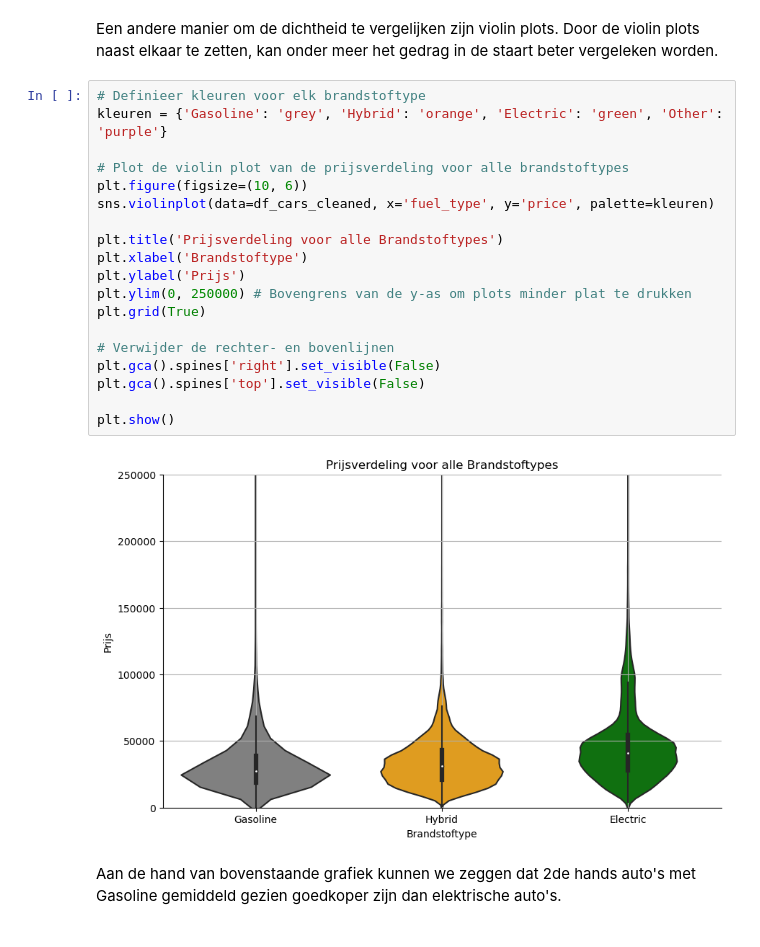
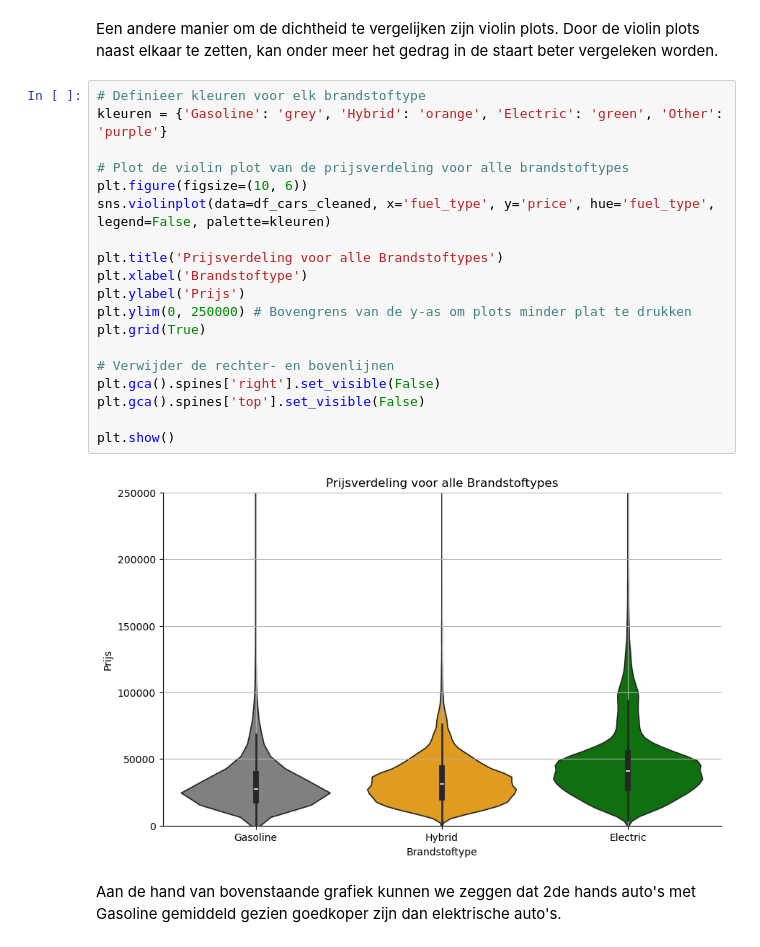
Before and after one commit to craftyraf/project-productie-proces, a Jupyter notebook: notebooks/autoproductie.ipynb, the cells around one changed output. Drawn from its saved outputs; the diff is of its cells as text.

Commit message:
deel 2 violin deprecated opgelost

```diff
--- a/notebooks/autoproductie.ipynb
+++ b/notebooks/autoproductie.ipynb
@@ -431,24 +431,24 @@ Een andere manier om de dichtheid te vergelijken zijn violin plots. Door de viol
 # %%
 # Definieer kleuren voor elk brandstoftype
 kleuren = {'Gasoline': 'grey', 'Hybrid': 'orange', 'Electric': 'green', 'Other': 'purple'}
 
 # Plot de violin plot van de prijsverdeling voor alle brandstoftypes
 plt.figure(figsize=(10, 6))
-sns.violinplot(data=df_cars_cleaned, x='fuel_type', y='price', palette=kleuren)
+sns.violinplot(data=df_cars_cleaned, x='fuel_type', y='price', hue='fuel_type', legend=False, palette=kleuren)
 
 plt.title('Prijsverdeling voor alle Brandstoftypes')
 plt.xlabel('Brandstoftype')
 plt.ylabel('Prijs')
 plt.ylim(0, 250000) # Bovengrens van de y-as om plots minder plat te drukken
 plt.grid(True)
 
 # Verwijder de rechter- en bovenlijnen
 plt.gca().spines['right'].set_visible(False)
 plt.gca().spines['top'].set_visible(False)
 
 plt.show()
 # %% [output]
-[figure, old version]
+[figure, new version]
 # %% [markdown]
 Aan de hand van bovenstaande grafiek kunnen we zeggen dat 2de hands auto's met Gasoline gemiddeld gezien goedkoper zijn dan elektrische auto's.
 # %%
```
Also changed, not shown: parts of 1 cell of this notebook.
